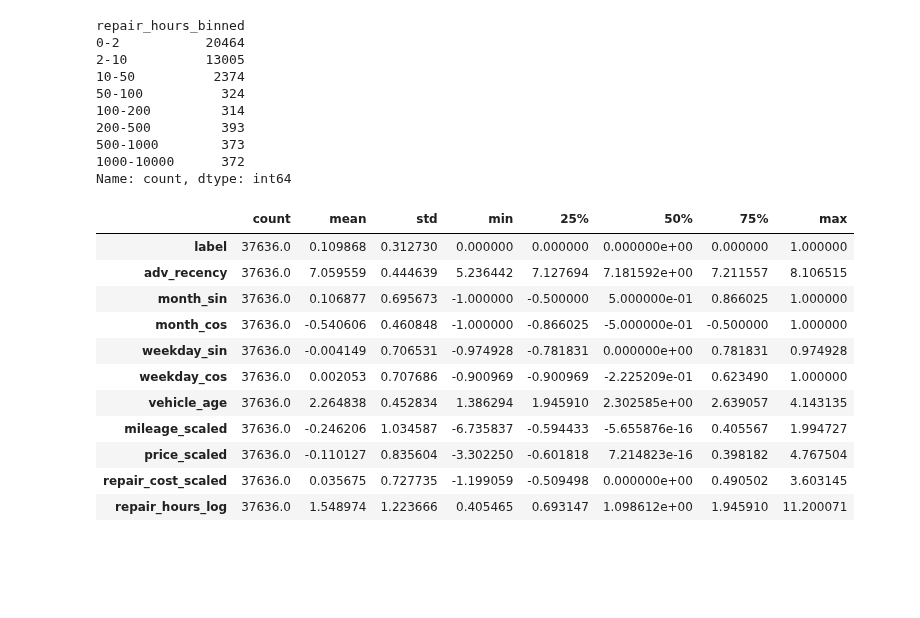
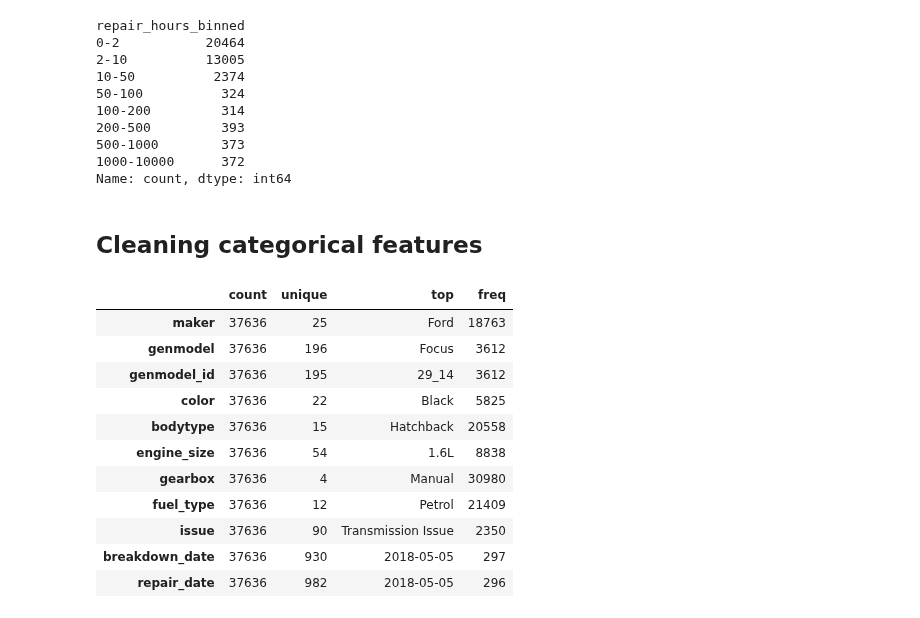
Before and after one commit to sergiimakhin/Redi, a Jupyter notebook: ClassificationChallenge/binary_classification.ipynb, the cells around one changed output. Saved outputs shown, nothing was run; the diff lists cells and outputs as text; code cells hidden in the pictures; blank space fills up the shorter version.

```diff
--- a/ClassificationChallenge/binary_classification.ipynb
+++ b/ClassificationChallenge/binary_classification.ipynb
@@ -625,18 +629,20 @@ df = pd.get_dummies(df, columns=['repair_hours_binned'], prefix='repair_hours',
 
 # drop 'repair_hours'
 df = df.drop(['repair_hours'], axis=1)
-# %%
-df.select_dtypes('number').describe().T
-# %% [output]
-|  | count | mean | std | min | 25% | 50% | 75% | max |
-| label | 37636.0 | 0.109868 | 0.312730 | 0.000000 | 0.000000 | 0.000000e+00 | 0.000000 | 1.000000 |
-| adv_recency | 37636.0 | 7.059559 | 0.444639 | 5.236442 | 7.127694 | 7.181592e+00 | 7.211557 | 8.106515 |
-| month_sin | 37636.0 | 0.106877 | 0.695673 | -1.000000 | -0.500000 | 5.000000e-01 | 0.866025 | 1.000000 |
-| month_cos | 37636.0 | -0.540606 | 0.460848 | -1.000000 | -0.866025 | -5.000000e-01 | -0.500000 | 1.000000 |
-| weekday_sin | 37636.0 | -0.004149 | 0.706531 | -0.974928 | -0.781831 | 0.000000e+00 | 0.781831 | 0.974928 |
-| weekday_cos | 37636.0 | 0.002053 | 0.707686 | -0.900969 | -0.900969 | -2.225209e-01 | 0.623490 | 1.000000 |
-| vehicle_age | 37636.0 | 2.264838 | 0.452834 | 1.386294 | 1.945910 | 2.302585e+00 | 2.639057 | 4.143135 |
-| mileage_scaled | 37636.0 | -0.246206 | 1.034587 | -6.735837 | -0.594433 | -5.655876e-16 | 0.405567 | 1.994727 |
-| price_scaled | 37636.0 | -0.110127 | 0.835604 | -3.302250 | -0.601818 | 7.214823e-16 | 0.398182 | 4.767504 |
-| repair_cost_scaled | 37636.0 | 0.035675 | 0.727735 | -1.199059 | -0.509498 | 0.000000e+00 | 0.490502 | 3.603145 |
-| repair_hours_log | 37636.0 | 1.548974 | 1.223666 | 0.405465 | 0.693147 | 1.098612e+00 | 1.945910 | 11.200071 |
+# %% [markdown]
+## Cleaning categorical features
+# %%
+df.select_dtypes('object').describe(include='all').T
+# %% [output]
+|  | count | unique | top | freq |
+| maker | 37636 | 25 | Ford | 18763 |
+| genmodel | 37636 | 196 | Focus | 3612 |
+| genmodel_id | 37636 | 195 | 29_14 | 3612 |
+| color | 37636 | 22 | Black | 5825 |
+| bodytype | 37636 | 15 | Hatchback | 20558 |
+| engine_size | 37636 | 54 | 1.6L | 8838 |
+| gearbox | 37636 | 4 | Manual | 30980 |
+| fuel_type | 37636 | 12 | Petrol | 21409 |
+| issue | 37636 | 90 | Transmission Issue | 2350 |
+| breakdown_date | 37636 | 930 | 2018-05-05 | 297 |
+| repair_date | 37636 | 982 | 2018-05-05 | 296 |
```
Also changed, not shown: parts of 33 cells of this notebook.
